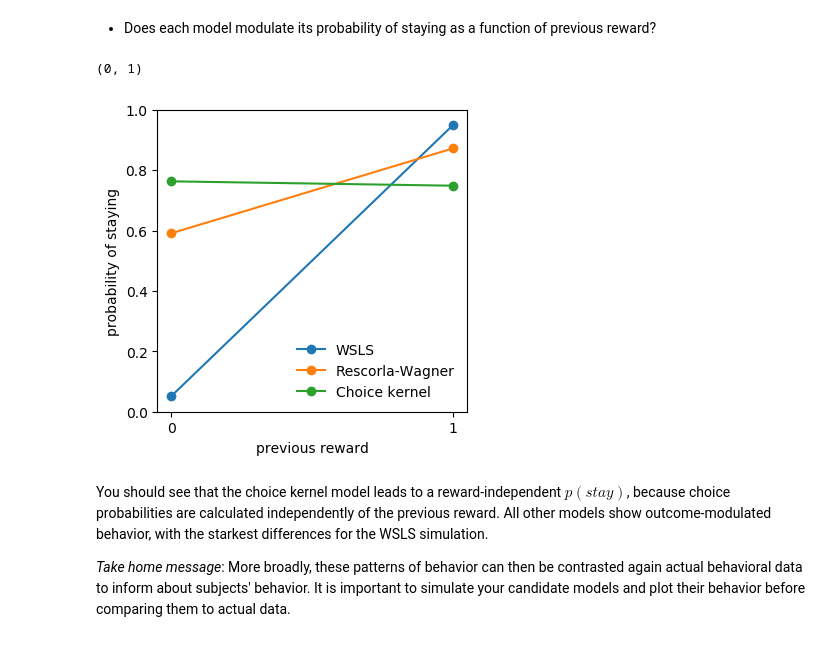
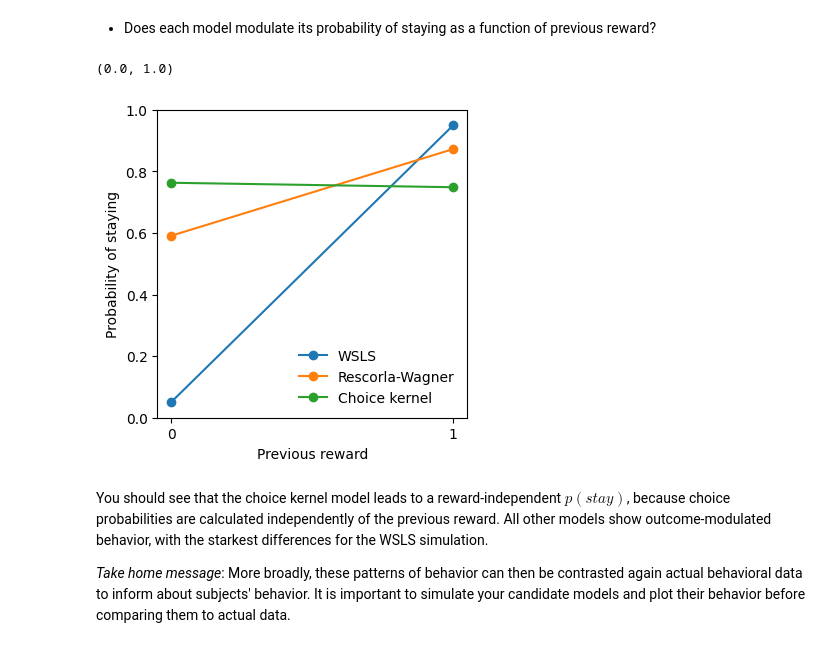
Before and after one commit to bambschool/BAMB2024, a Jupyter notebook: day2_reinforcement_learning/part2_fitting_rl_models/tutorial_2B_RL_solutions.ipynb, the cells around one changed output. Saved outputs shown, nothing was run; the diff lists cells and outputs as text; code cells hidden in the pictures.

```diff
--- a/day2_reinforcement_learning/part2_fitting_rl_models/tutorial_2B_RL_solutions.ipynb
+++ b/day2_reinforcement_learning/part2_fitting_rl_models/tutorial_2B_RL_solutions.ipynb
@@ -118,0 +50,7 @@ for n in range(Nrep):
+# %%
+from models import WinStayLoseSwitch, RescorlaWagner, ChoiceKernel
+
+# Initialize models
+wsls_model = WinStayLoseSwitch()
+rw_model = RescorlaWagner()
+ck_model = ChoiceKernel()
@@ -159,20 +146,37 @@ for a,r in zip(A,R):
+# %%
+# Calculate WSLS for each model
+model_actions = [a_wsls, a_rw, a_ck]
+model_rewards = [r_wsls, r_rw, r_ck]
+model_names = ['WSLS', 'Rescorla-Wagner', 'Choice kernel']
+
+wsls_probs = []
+for actions, rewards in zip(model_actions, model_rewards):
+    wsls_probs.append(np.mean([compute_stay_probabilities(actions[n], rewards[n]) for n in range(num_repetitions)], axis=0))
+# Loop over your models
+A = [a_wsls, a_rw, a_ck]
+R = [r_wsls, r_rw, r_ck]
+names = ['WSLS', 'Rescorla-Wagner', 'Choice kernel']
+
+wsls_probs = []
+for actions, rewards in zip(model_actions, model_rewards):
+    wsls_probs.append(np.mean([compute_stay_probabilities(actions[n], rewards[n]) for n in range(num_repetitions)], axis=0))
 # %% [markdown]
 Now plot WSLS behavior as a function of previous reward (1 for rewarded, 0 for unrewarded).
 # %% [markdown]
 - Does each model modulate its probability of staying as a function of previous reward?
 # %%
-# Plot WSLS as a function of previous reward (1 for rewarded, 0 for unrewarded).
-plt.figure(figsize=(4,4), dpi=100)
-for wi,w in enumerate(WSLS):
-    plt.plot([0,1], w, 'o-', label=names[wi])
-plt.xlabel('previous reward')
-plt.ylabel('probability of staying')
-plt.xticks([0,1])
+# Plot WSLS as a function of previous reward
+plt.figure(figsize=(4, 4), dpi=100)
+for i, prob in enumerate(wsls_probs):
+    plt.plot([0, 1], prob, 'o-', label=model_names[i])
+plt.xlabel('Previous reward')
+plt.ylabel('Probability of staying')
+plt.xticks([0, 1])
 plt.legend(frameon=False)
-plt.ylim(0,1)
+plt.ylim(0, 1)
 # %% [output]
-(0, 1)
+(0.0, 1.0)
-[figure, old version]
+[figure, new version]
 # %% [markdown]
 You should see that the choice kernel model leads to a reward-independent $p(stay)$, because choice probabilities are calculated independently of the previous reward. All other models show outcome-modulated behavior, with the starkest differences for the WSLS simulation.
 
```
Also changed, not shown: parts of 38 cells of this notebook.
